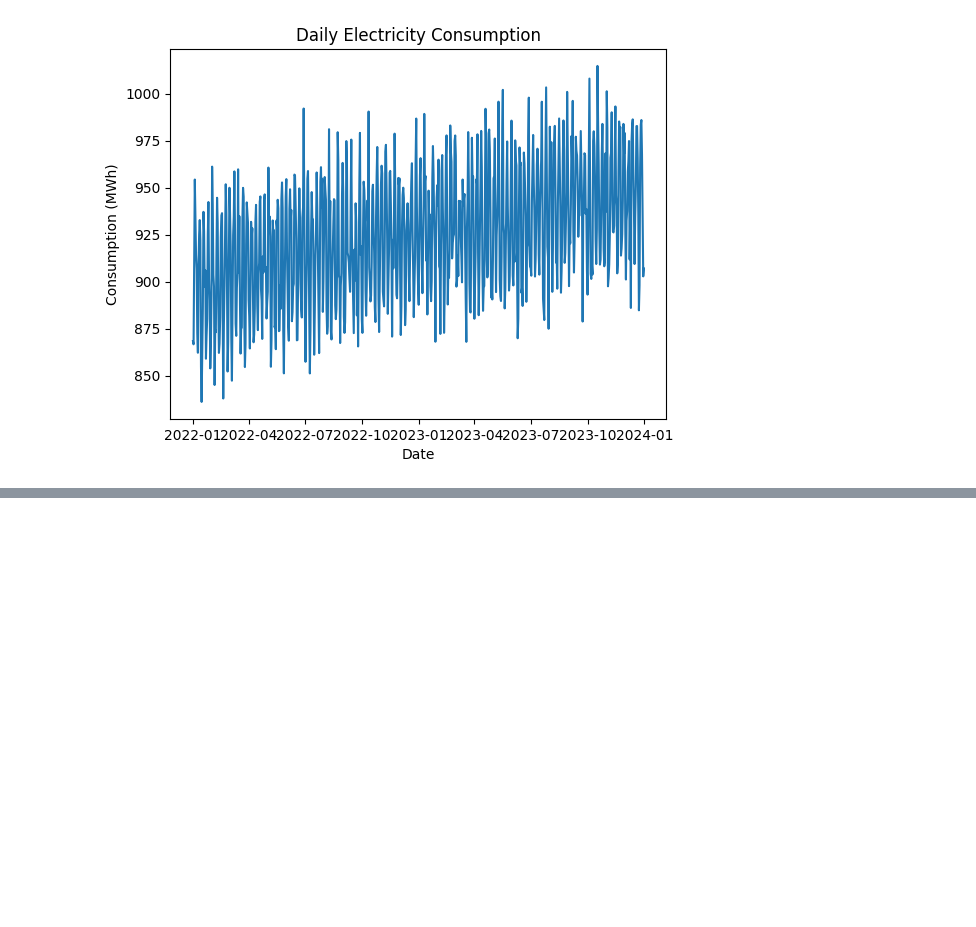
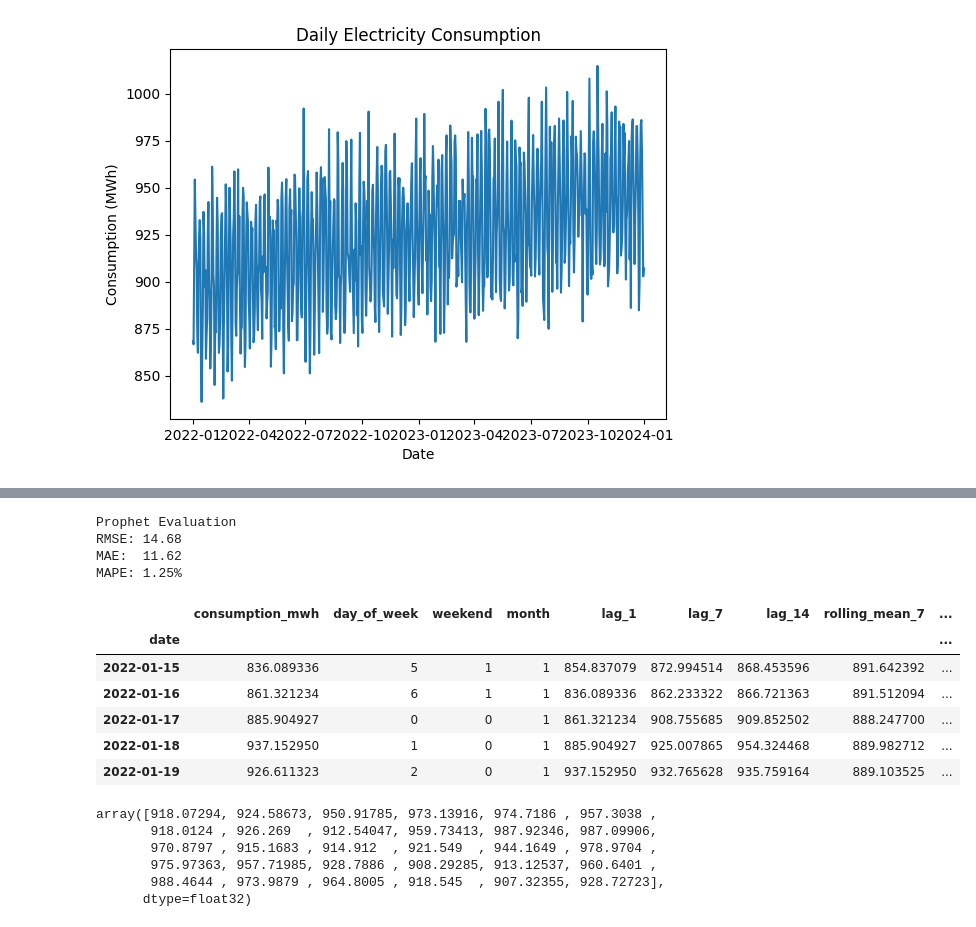
Before and after one commit to G0nkly/Ready-Set-Prophecy, a Jupyter notebook: Timeseries_Intro.ipynb, the cells around one changed output, grey strips where cells are left out. Saved outputs shown, nothing was run; the diff lists cells and outputs as text; code cells hidden in the pictures; blank space fills up the shorter version.

```diff
--- a/Timeseries_Intro.ipynb
+++ b/Timeseries_Intro.ipynb
@@ -63,0 +241,21 @@ plt.show()
+# %%
+from sklearn.metrics import mean_absolute_error, mean_squared_error
+import numpy as np
+
+# Prophet Forecast auf Testperiode beschränken
+prophet_test = forecast.set_index("ds").loc[y_test.index]["yhat"]
+
+# Metriken
+prophet_rmse = np.sqrt(mean_squared_error(y_test, prophet_test))
+prophet_mae = mean_absolute_error(y_test, prophet_test)
+prophet_mape = np.mean(np.abs((y_test - prophet_test) / y_test)) * 100
+
+print("Prophet Evaluation")
+print(f"RMSE: {prophet_rmse:.2f}")
+print(f"MAE:  {prophet_mae:.2f}")
+print(f"MAPE: {prophet_mape:.2f}%")
+# %% [output]
+Prophet Evaluation
+RMSE: 14.68
+MAE:  11.62
+MAPE: 1.25%
@@ -63,0 +264,31 @@ plt.show()
+# %%
+import pandas as pd
+import numpy as np
+
+df = pd.read_csv("consumption_daily.csv", parse_dates=["date"])
+df = df.set_index("date")
+
+# Kalenderfeatures
+df["day_of_week"] = df.index.dayofweek
+df["weekend"] = (df["day_of_week"] >= 5).astype(int)
+df["month"] = df.index.month
+
+# Lag-Features
+df["lag_1"] = df["consumption_mwh"].shift(1)
+df["lag_7"] = df["consumption_mwh"].shift(7)
+df["lag_14"] = df["consumption_mwh"].shift(14)
+
+# Rolling Statistics
+df["rolling_mean_7"] = df["consumption_mwh"].rolling(7).mean()
+df["rolling_std_7"] = df["consumption_mwh"].rolling(7).std()
+
+df = df.dropna()
+df.head()
+# %% [output]
+|  | consumption_mwh | day_of_week | weekend | month | lag_1 | lag_7 | lag_14 | rolling_mean_7 | ... |
+| date |  |  |  |  |  |  |  |  | ... |
+| 2022-01-15 | 836.089336 | 5 | 1 | 1 | 854.837079 | 872.994514 | 868.453596 | 891.642392 | ... |
+| 2022-01-16 | 861.321234 | 6 | 1 | 1 | 836.089336 | 862.233322 | 866.721363 | 891.512094 | ... |
+| 2022-01-17 | 885.904927 | 0 | 0 | 1 | 861.321234 | 908.755685 | 909.852502 | 888.247700 | ... |
+| 2022-01-18 | 937.152950 | 1 | 0 | 1 | 885.904927 | 925.007865 | 954.324468 | 889.982712 | ... |
+| 2022-01-19 | 926.611323 | 2 | 0 | 1 | 937.152950 | 932.765628 | 935.759164 | 889.103525 | ... |
@@ -63,0 +304,22 @@ plt.show()
+# %%
+!pip install xgboost --quiet
+from xgboost import XGBRegressor
+
+xgb = XGBRegressor(
+    n_estimators=200,
+    learning_rate=0.05,
+    max_depth=5,
+    random_state=42
+)
+
+xgb.fit(X_train, y_train)
+
+xgb_forecast = xgb.predict(X_test)
+xgb_forecast
+# %% [output]
+array([918.07294, 924.58673, 950.91785, 973.13916, 974.7186 , 957.3038 ,
+       918.0124 , 926.269  , 912.54047, 959.73413, 987.92346, 987.09906,
+       970.8797 , 915.1683 , 914.912  , 921.549  , 944.1649 , 978.9704 ,
+       975.97363, 957.71985, 928.7886 , 908.29285, 913.12537, 960.6401 ,
+       988.4644 , 973.9879 , 964.8005 , 918.545  , 907.32355, 928.72723],
+      dtype=float32)
```
Also changed, not shown: parts of 14 cells of this notebook.
